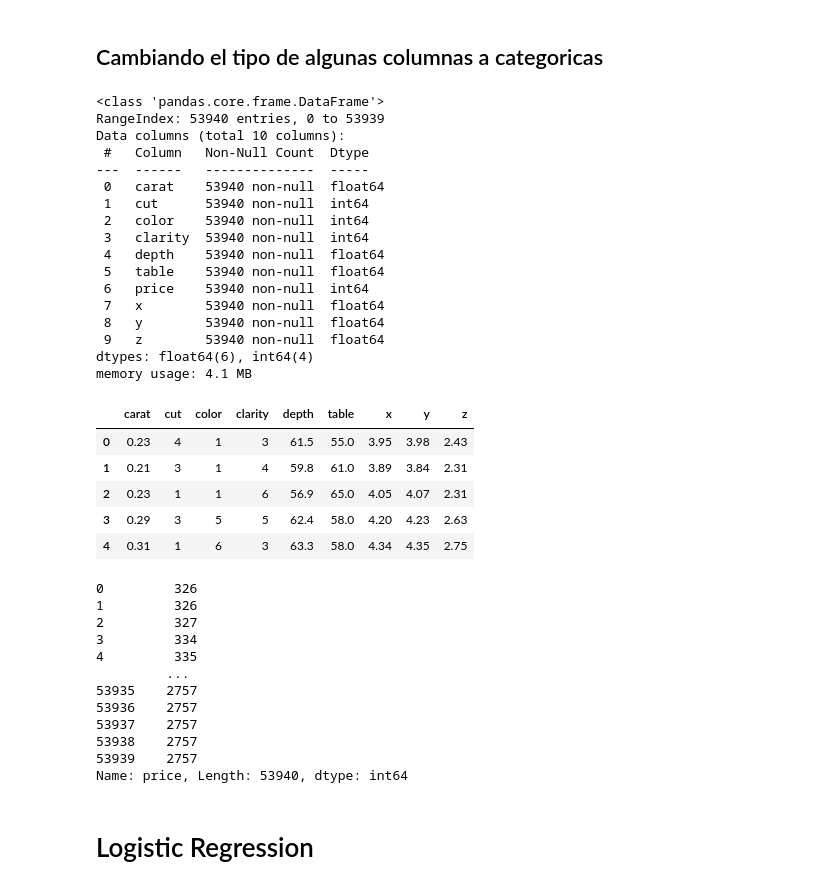
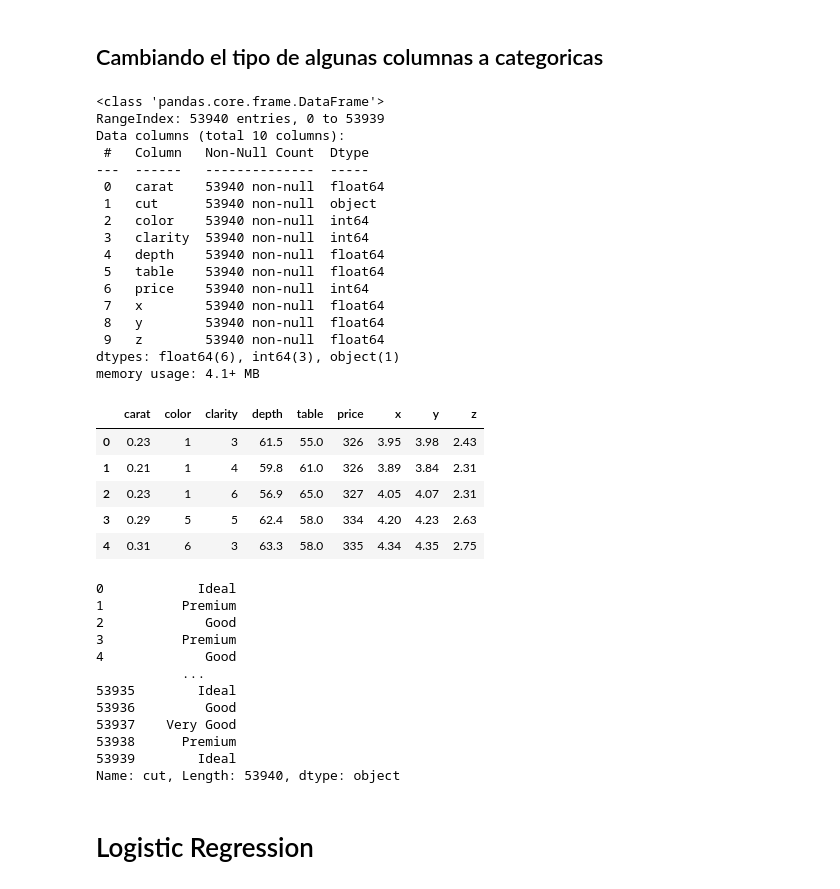
Before and after one commit to giocarro/Ciencia_de_datos, a Jupyter notebook: Diamonds_analysis.ipynb, the cells around one changed output. Saved outputs shown, nothing was run; the diff lists cells and outputs as text; code cells hidden in the pictures.

```diff
--- a/Diamonds_analysis.ipynb
+++ b/Diamonds_analysis.ipynb
@@ -104,8 +104,9 @@ df2['clarity'].nunique()
 # %% [output]
 8
 # %%
-df2['cut'].replace(['Fair', 'Good', 'Very Good', 'Premium', 'Ideal'],
-                        [0, 1, 2, 3, 4], inplace=True)
+# This will be the target
+# df2['cut'].replace(['Fair', 'Good', 'Very Good', 'Premium', 'Ideal'],
+#                         [0, 1, 2, 3, 4], inplace=True)
 # %%
 df2['color'].replace(['D', 'E', 'F', 'G', 'H', 'I', 'J'],
                         [0, 1, 2, 3, 4, 5, 6], inplace=True)
@@ -137,7 +138,7 @@ Data columns (total 10 columns):
  #   Column   Non-Null Count  Dtype
 ---  ------   --------------  -----
  0   carat    53940 non-null  float64
- 1   cut      53940 non-null  int64
+ 1   cut      53940 non-null  object
  2   color    53940 non-null  int64
  3   clarity  53940 non-null  int64
  4   depth    53940 non-null  float64
@@ -146,36 +147,36 @@ Data columns (total 10 columns):
  7   x        53940 non-null  float64
  8   y        53940 non-null  float64
  9   z        53940 non-null  float64
-dtypes: float64(6), int64(4)
-memory usage: 4.1 MB
+dtypes: float64(6), int64(3), object(1)
+memory usage: 4.1+ MB
 # %%
 #Features
-X = df2.drop(['price'], axis=1)
+X = df2.drop(['cut'], axis=1)
 X.head()
 # %% [output]
-|  | carat | cut | color | clarity | depth | table | x | y | z |
-| 0 | 0.23 | 4 | 1 | 3 | 61.5 | 55.0 | 3.95 | 3.98 | 2.43 |
-| 1 | 0.21 | 3 | 1 | 4 | 59.8 | 61.0 | 3.89 | 3.84 | 2.31 |
-| 2 | 0.23 | 1 | 1 | 6 | 56.9 | 65.0 | 4.05 | 4.07 | 2.31 |
-| 3 | 0.29 | 3 | 5 | 5 | 62.4 | 58.0 | 4.20 | 4.23 | 2.63 |
-| 4 | 0.31 | 1 | 6 | 3 | 63.3 | 58.0 | 4.34 | 4.35 | 2.75 |
+|  | carat | color | clarity | depth | table | price | x | y | z |
+| 0 | 0.23 | 1 | 3 | 61.5 | 55.0 | 326 | 3.95 | 3.98 | 2.43 |
+| 1 | 0.21 | 1 | 4 | 59.8 | 61.0 | 326 | 3.89 | 3.84 | 2.31 |
+| 2 | 0.23 | 1 | 6 | 56.9 | 65.0 | 327 | 4.05 | 4.07 | 2.31 |
+| 3 | 0.29 | 5 | 5 | 62.4 | 58.0 | 334 | 4.20 | 4.23 | 2.63 |
+| 4 | 0.31 | 6 | 3 | 63.3 | 58.0 | 335 | 4.34 | 4.35 | 2.75 |
 # %%
 #Target
-y = df['price']
+y = df2['cut']
 y
 # %% [output]
-0         326
-1         326
-2         327
-3         334
-4         335
-         ...
-53935    2757
-53936    2757
-53937    2757
-53938    2757
-53939    2757
-Name: price, Length: 53940, dtype: int64
+0            Ideal
+1          Premium
+2             Good
+3          Premium
+4             Good
+           ...
+53935        Ideal
+53936         Good
+53937    Very Good
+53938      Premium
+53939        Ideal
+Name: cut, Length: 53940, dtype: object
 # %%
 X_train, X_test, y_train, y_test = train_test_split(X, y, test_size=0.2, random_state=7)
 # %%
```
Also changed, not shown: parts of 15 cells of this notebook.
